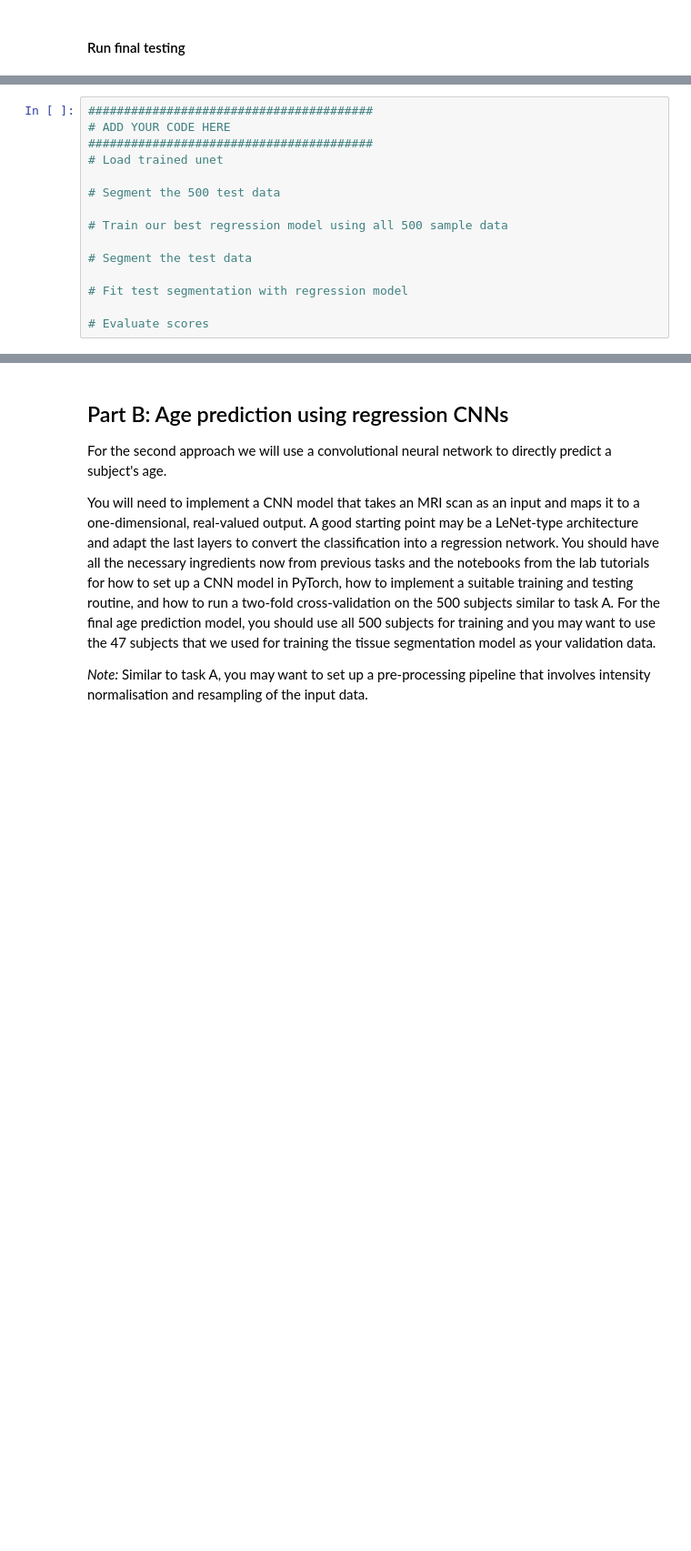
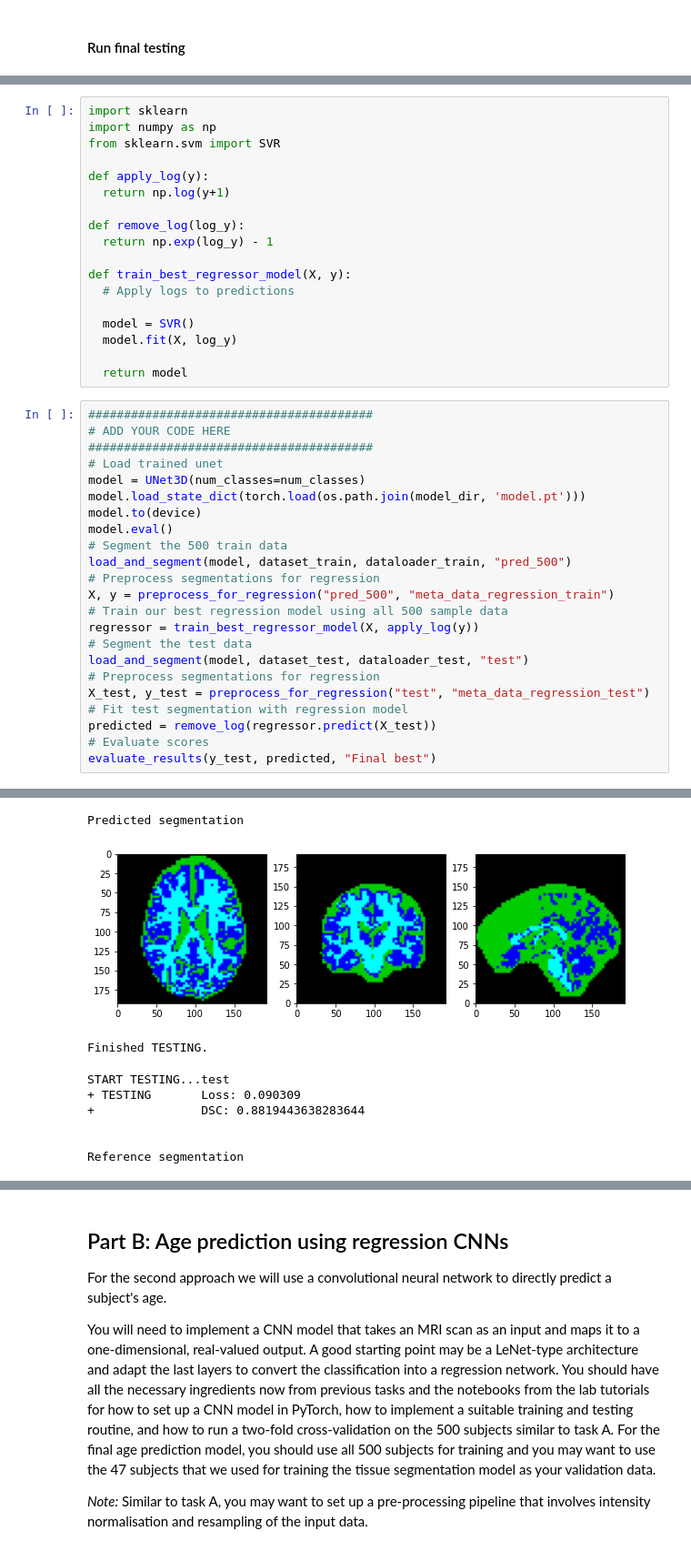
Before and after one commit to gf4417/MLforIMG-CW, a Jupyter notebook: Copy_of_CW_Brain_Age_Regression.ipynb, the cells around one changed output, grey strips where cells are left out. Shown at 91% size. Saved outputs shown, nothing was run; the diff lists cells and outputs as text; blank space fills up the shorter version.

Commit message:
Final test implemented

```diff
--- a/Copy_of_CW_Brain_Age_Regression.ipynb
+++ b/Copy_of_CW_Brain_Age_Regression.ipynb
@@ -1279,15 +1378,42 @@ dataloader_test = torch.utils.data.DataLoader(dataset_test, batch_size=1, shuffl
+# %%
+import sklearn
+import numpy as np
+from sklearn.svm import SVR
+
+def apply_log(y):
+  return np.log(y+1)
+
+def remove_log(log_y):
+  return np.exp(log_y) - 1
+
+def train_best_regressor_model(X, y):
+  # Apply logs to predictions
+
+  model = SVR()
+  model.fit(X, log_y)
+
+  return model
 # %%
 ########################################
 # ADD YOUR CODE HERE
 ########################################
 # Load trained unet
-
-# Segment the 500 test data
-
+model = UNet3D(num_classes=num_classes)
+model.load_state_dict(torch.load(os.path.join(model_dir, 'model.pt')))
+model.to(device)
+model.eval()
+# Segment the 500 train data
+load_and_segment(model, dataset_train, dataloader_train, "pred_500")
+# Preprocess segmentations for regression
+X, y = preprocess_for_regression("pred_500", "meta_data_regression_train")
 # Train our best regression model using all 500 sample data
-
+regressor = train_best_regressor_model(X, apply_log(y))
 # Segment the test data
-
+load_and_segment(model, dataset_test, dataloader_test, "test")
+# Preprocess segmentations for regression
+X_test, y_test = preprocess_for_regression("test", "meta_data_regression_test")
 # Fit test segmentation with regression model
-
+predicted = remove_log(regressor.predict(X_test))
 # Evaluate scores
+evaluate_results(y_test, predicted, "Final best")
+# %% [output]
@@ -1293,0 +1427,9 @@ dataloader_test = torch.utils.data.DataLoader(dataset_test, batch_size=1, shuffl
+Predicted segmentation
+[figure, added]
+Finished TESTING.
+START TESTING...test
++ TESTING       Loss: 0.090309
++               DSC: 0.8819443638283644
+
+
+Reference segmentation
```
Also changed, not shown: parts of 21 cells of this notebook.
